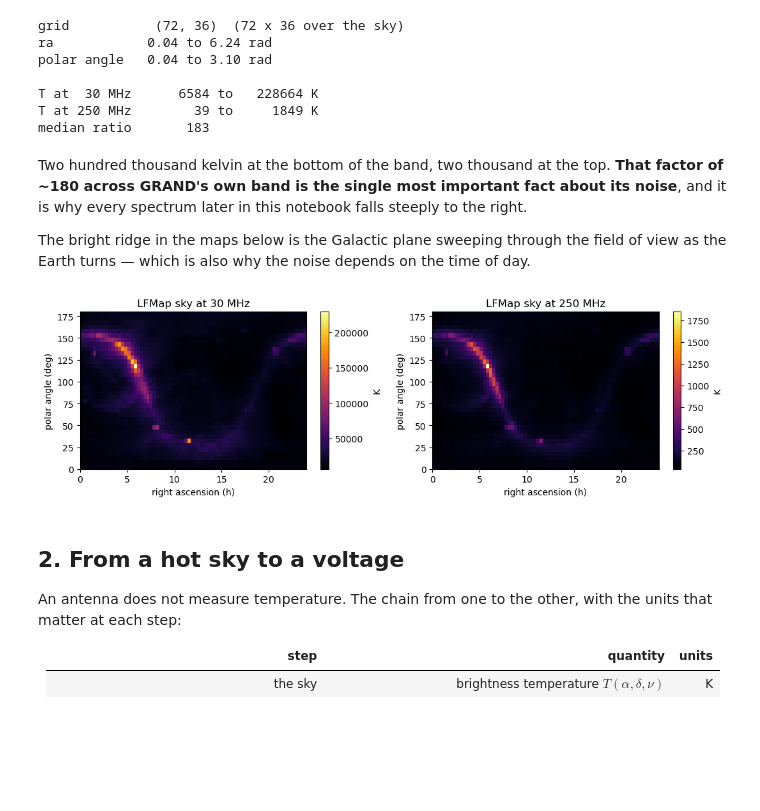
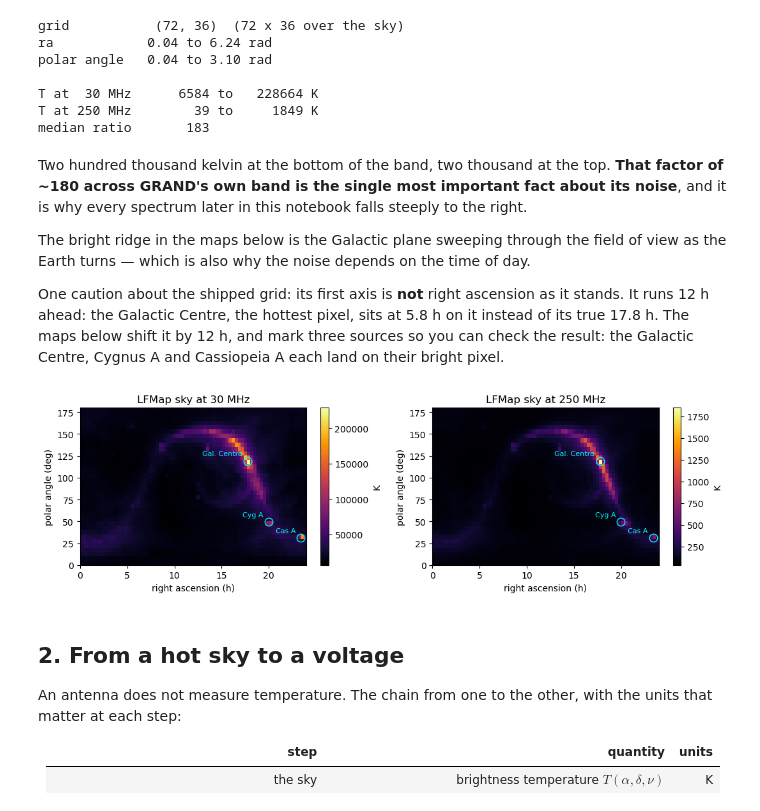
Before and after one commit to grand-mother/grand, a Jupyter notebook: notebooks/05_galactic_noise.ipynb, the cells around one changed output. Saved outputs shown, nothing was run; the diff lists cells and outputs as text; code cells hidden in the pictures; blank space fills up the shorter version.

```diff
--- a/notebooks/05_galactic_noise.ipynb
+++ b/notebooks/05_galactic_noise.ipynb
@@ -56,18 +56,31 @@ falls steeply to the right.
 The bright ridge in the maps below is the Galactic plane sweeping through the
 field of view as the Earth turns — which is also why the noise depends on the
 time of day.
+
+One caution about the shipped grid: its first axis is **not** right ascension
+as it stands. It runs 12 h ahead: the Galactic Centre, the hottest pixel, sits
+at 5.8 h on it instead of its true 17.8 h. The maps below shift it by 12 h, and
+mark three sources so you can check the result: the Galactic Centre, Cygnus A
+and Cassiopeia A each land on their bright pixel.
 # %%
+# the stored axis is RA + 12 h: shift by half the grid (72 columns = 24 h)
+sources = {"Gal. Centre": (17.76, 119.0), "Cyg A": (19.99, 49.3), "Cas A": (23.39, 31.2)}
+
 fig, axes = plt.subplots(1, 2, figsize=(11, 3.4))
 for ax, t, f in ((axes[0], temp_30, 30), (axes[1], temp_250, 250)):
-    im = ax.imshow(t.T, origin="lower", aspect="auto", cmap="inferno",
-                   extent=[0, 24, 0, 180])
+    im = ax.imshow(np.roll(t, t.shape[0] // 2, axis=0).T, origin="lower", aspect="auto",
+                   cmap="inferno", extent=[0, 24, 0, 180])
+    for name, (ra_h, polar_deg) in sources.items():
+        ax.plot(ra_h, polar_deg, "o", mfc="none", mec="cyan", ms=9)
+        ax.annotate(name, (ra_h, polar_deg), xytext=(-6, 6), textcoords="offset points",
+                    color="cyan", fontsize=8, ha="right")
     ax.set_xlabel("right ascension (h)")
     ax.set_ylabel("polar angle (deg)")
     ax.set_title("LFMap sky at %d MHz" % f)
     fig.colorbar(im, ax=ax, label="K")
 fig.tight_layout()
 # %% [output]
-[figure, old version]
+[figure, new version]
 # %% [markdown]
 ## 2. From a hot sky to a voltage
 
```
Also changed, not shown: parts of 1 cell of this notebook, 3 other files.
